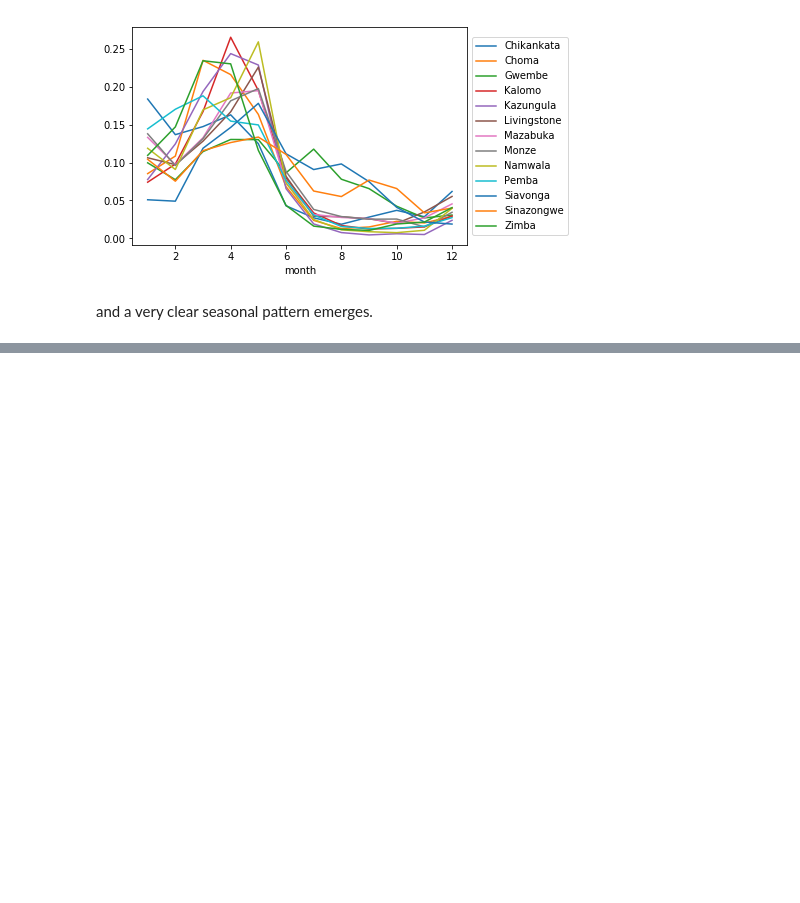
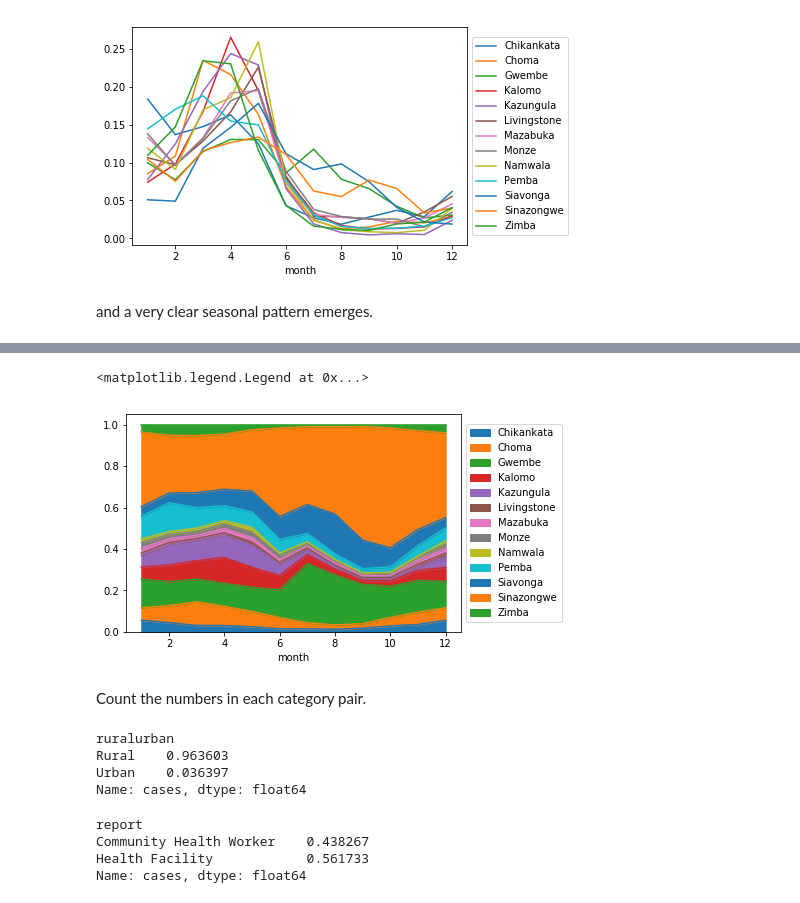
Before and after one commit to NeilNjae/makeover-monday, a Jupyter notebook: 20180416/20180416.ipynb, the cells around one changed output, grey strips where cells are left out. Cells and saved outputs as stored; diff of their text form; code cells hidden in the pictures; blank space fills up the shorter version.

```diff
--- a/20180416/20180416.ipynb
+++ b/20180416/20180416.ipynb
@@ -408,0 +442,22 @@ and a very clear seasonal pattern emerges.
+# %%
+ax = malaria_month_year.divide(malaria_month_year.sum(axis=1), axis=0).plot.area()
+ax.legend(loc='center left', bbox_to_anchor=(1, 0.5))
+# %% [output]
+<matplotlib.legend.Legend at 0x...>
+[figure, added]
+# %% [markdown]
+Count the numbers in each category pair.
+# %%
+malaria_raw.groupby('ruralurban').cases.sum() / malaria_raw.groupby('ruralurban').cases.sum().sum()
+# %% [output]
+ruralurban
+Rural    0.963603
+Urban    0.036397
+Name: cases, dtype: float64
+# %%
+malaria_raw.groupby('report').cases.sum() / malaria_raw.groupby('report').cases.sum().sum()
+# %% [output]
+report
+Community Health Worker    0.438267
+Health Facility            0.561733
+Name: cases, dtype: float64
```
Also changed, not shown: parts of 9 cells of this notebook.
